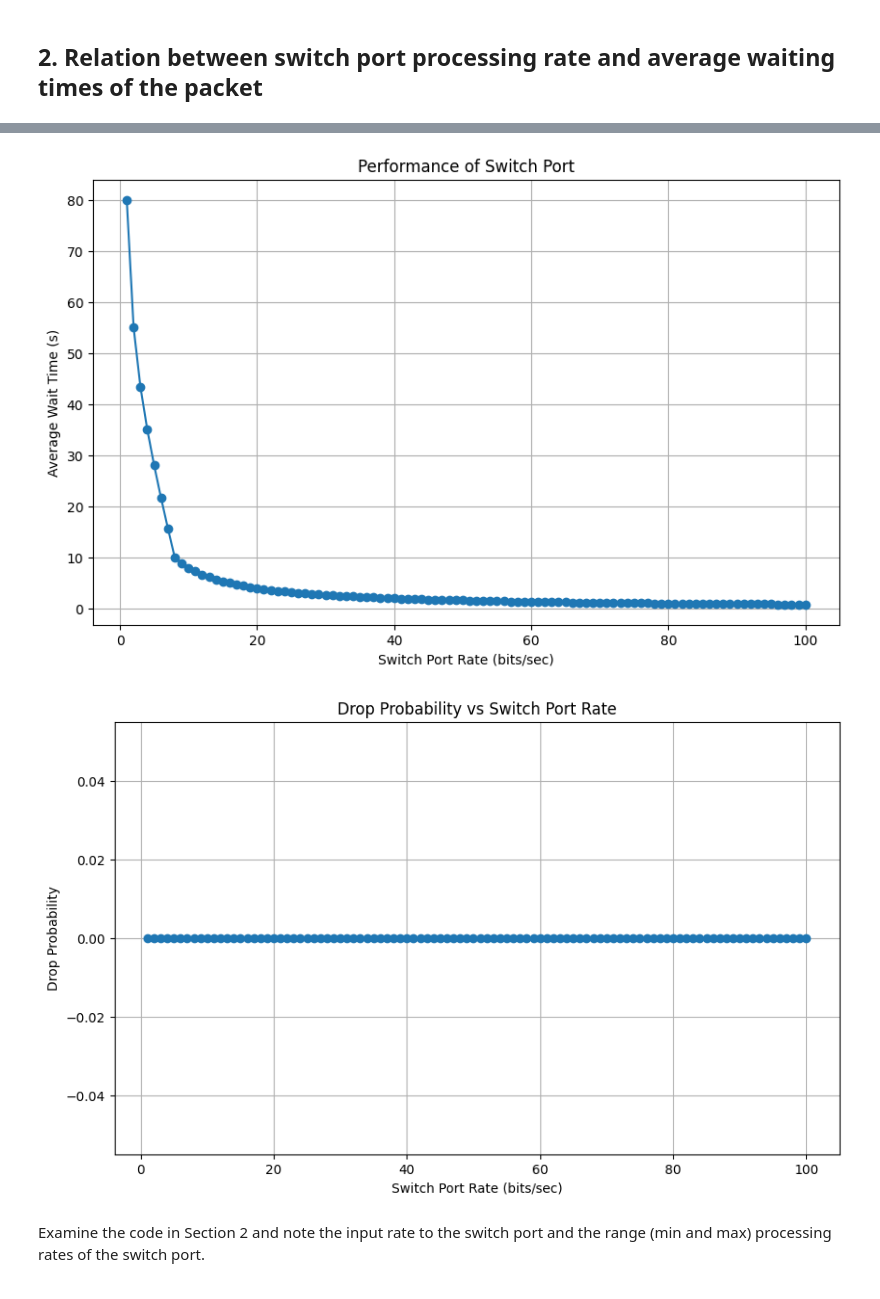
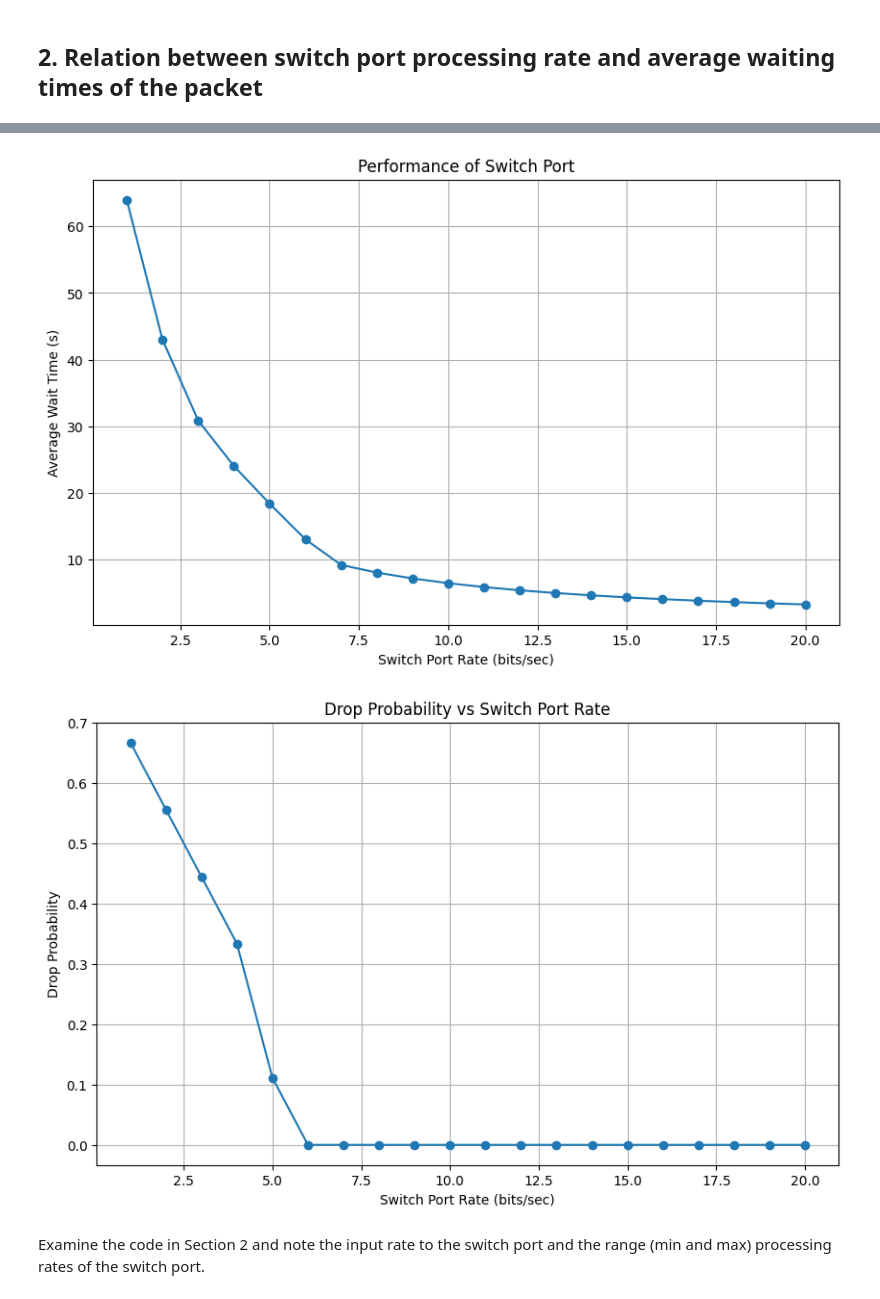
Before and after one commit to cpas0004/Monash2026, a Jupyter notebook: ECE4045/Labs/Lab 4/Lab 4 Instructions_Moodle 2026 Version.ipynb, the cells around one changed output, grey strips where cells are left out. Saved outputs shown, nothing was run; the diff lists cells and outputs as text; code cells hidden in the pictures.

```diff
--- a/ECE4045/Labs/Lab 4/Lab 4 Instructions_Moodle 2026 Version.ipynb
+++ b/ECE4045/Labs/Lab 4/Lab 4 Instructions_Moodle 2026 Version.ipynb
@@ -199,22 +203,22 @@ def expSize(avg_size):
 env = simpy.Environment()  # Create the SimPy environment
 
 # Prompt the user for exponential distribution parameters
-InterTime = 10 # float(input("Enter the packet inter arrival time ): "))
+InterTime = 1 # float(input("Enter the packet inter arrival time ): "))
 avg_size = 10 # float(input("Enter the average packet size (bytes): "))
 
 ps = PacketSink(env, debug=False)  # Disable debugging (avoids printing intermediate outputs) for PacketSink
 
 pg = PacketGenerator(env,"My_Name", lambda: expArrival(InterTime), lambda: expSize(avg_size))
 
-rate = 16 # float(input("Enter the rate for the switch port (bits/sec): "))
-qlimit = 11 # int(input("Enter the qlimit for the switch port (bytes): "))
+rate = 8 # float(input("Enter the rate for the switch port (bits/sec): "))
+qlimit = 10 # int(input("Enter the qlimit for the switch port (bytes): "))
 switch_port = SwitchPort(env, rate, qlimit,debug=False) # Disable debugging by choosing False (avoids printing intermediate outputs) for PacketSink
 
 # Wire packet generators and sinks together
 pg.out = switch_port
 switch_port.out = ps
 
-env.run(until=100)
+env.run(until=1000)
 
 print("Waits: {}".format(ps.waits))
 print("Received: {}, Dropped: {}, Sent: {}".format(ps.packets_rec, switch_port.packets_drop, pg.packets_sent))
@@ -254,14 +262,14 @@ def constArrival():
     return 10 # time interval
 
 def constSize():
-    return 10  # bytes
+    return 8  # bytes
 
 # Function to run simulation and return average wait time and number of dropped packets
 def run_simulation(port_rate):
     env = simpy.Environment()  # Create the SimPy environment
     ps = PacketSink(env, debug=False) # debug: every packet arrival is printed
     pg = PacketGenerator(env, "Name", constArrival, constSize)
-    switch_port = SwitchPort(env, rate=port_rate, qlimit=1000,debug=False)
+    switch_port = SwitchPort(env, rate=port_rate, qlimit=11,debug=False)
     # Wire packet generators and sinks together
     pg.out = switch_port
     switch_port.out = ps
@@ -274,7 +282,7 @@ def run_simulation(port_rate):
 
 # User inputs for the range of switch port rates to simulate
 min_rate = 1 #int(input("Enter the minimum switch port rate: "))
-max_rate = 100 # int(input("Enter the maximum switch port rate: "))
+max_rate = 20 # int(input("Enter the maximum switch port rate: "))
 step = 1 # int(input("Enter the step size for switch port rates: "))
 
 # List of port rates to simulate
@@ -287,35 +295,35 @@ drop_prob = []
 for rate in port_rates:
     avg_wait_time, dropped_pkts, sent_pkts = run_simulation(rate)
     average_wait_times.append(avg_wait_time)
     drop_prob.append(float(dropped_pkts / sent_pkts))
 
 
 
 
 
 
 # Plot wait times (Y axis) versus port rates (X axis)
 
 plt.figure(figsize=(10, 6))
 plt.plot(port_rates, average_wait_times, marker='o')
 plt.xlabel('Switch Port Rate (bits/sec)')
 plt.ylabel('Average Wait Time (s)')
 plt.title('Performance of Switch Port')
 plt.grid(True)
 plt.show()
 
 
 # Plot port_rates Vs drop_prob
 plt.figure(figsize=(10, 6))
 plt.plot(port_rates, drop_prob, marker='o')
 plt.xlabel('Switch Port Rate (bits/sec)')
 plt.ylabel('Drop Probability')
 plt.title('Drop Probability vs Switch Port Rate')
 plt.grid(True)
 plt.show()
 # %% [output]
-[figure, old version]
+[figure, new version]
-[figure, old version]
+[figure, new version]
 # %% [markdown]
 Examine the code in Section 2 and note the input rate to the switch port and the range (min and max) processing rates of the switch port.
 # %% [markdown]
```
Also changed, not shown: parts of 5 cells of this notebook, 2 other files.
